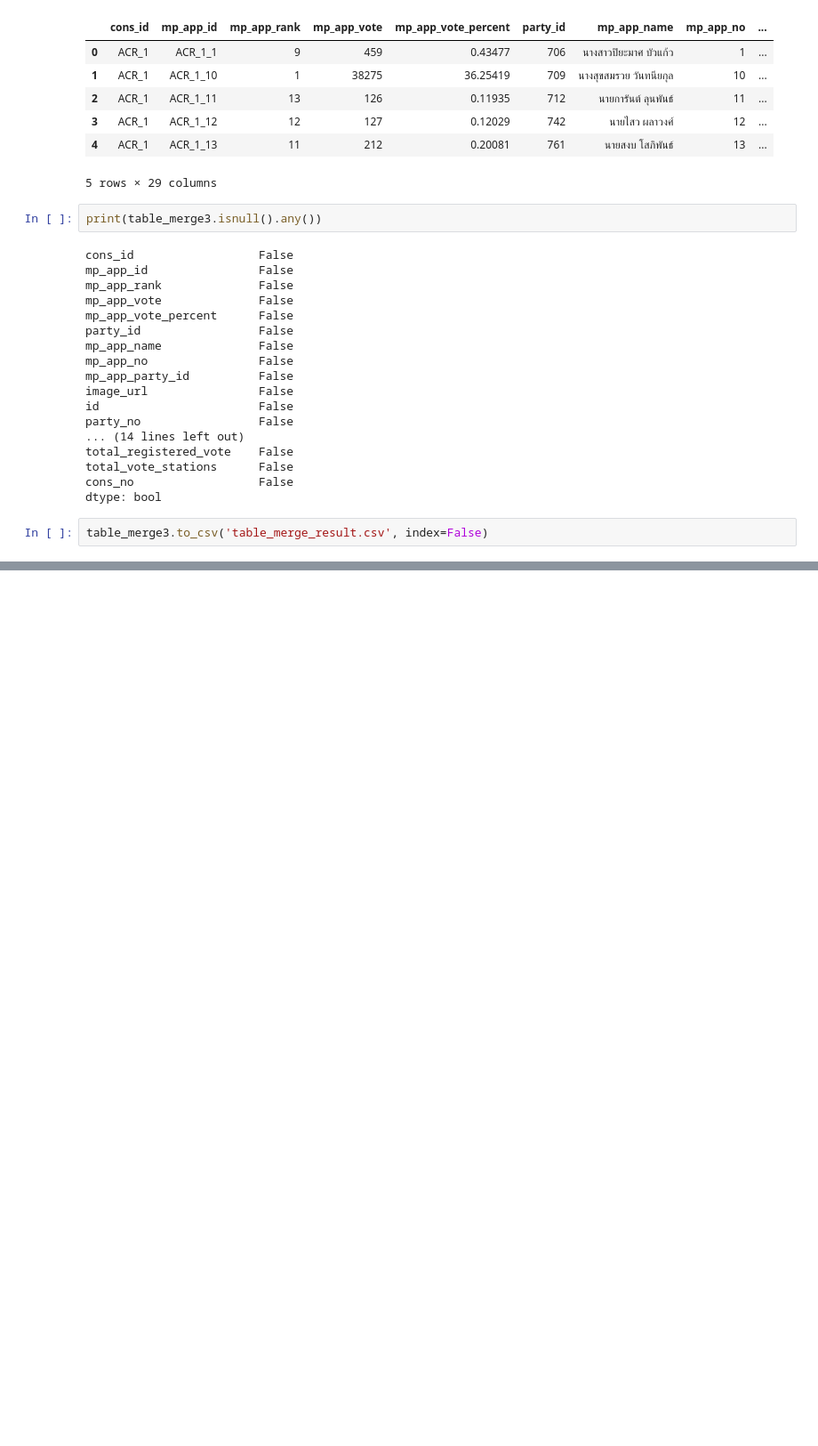
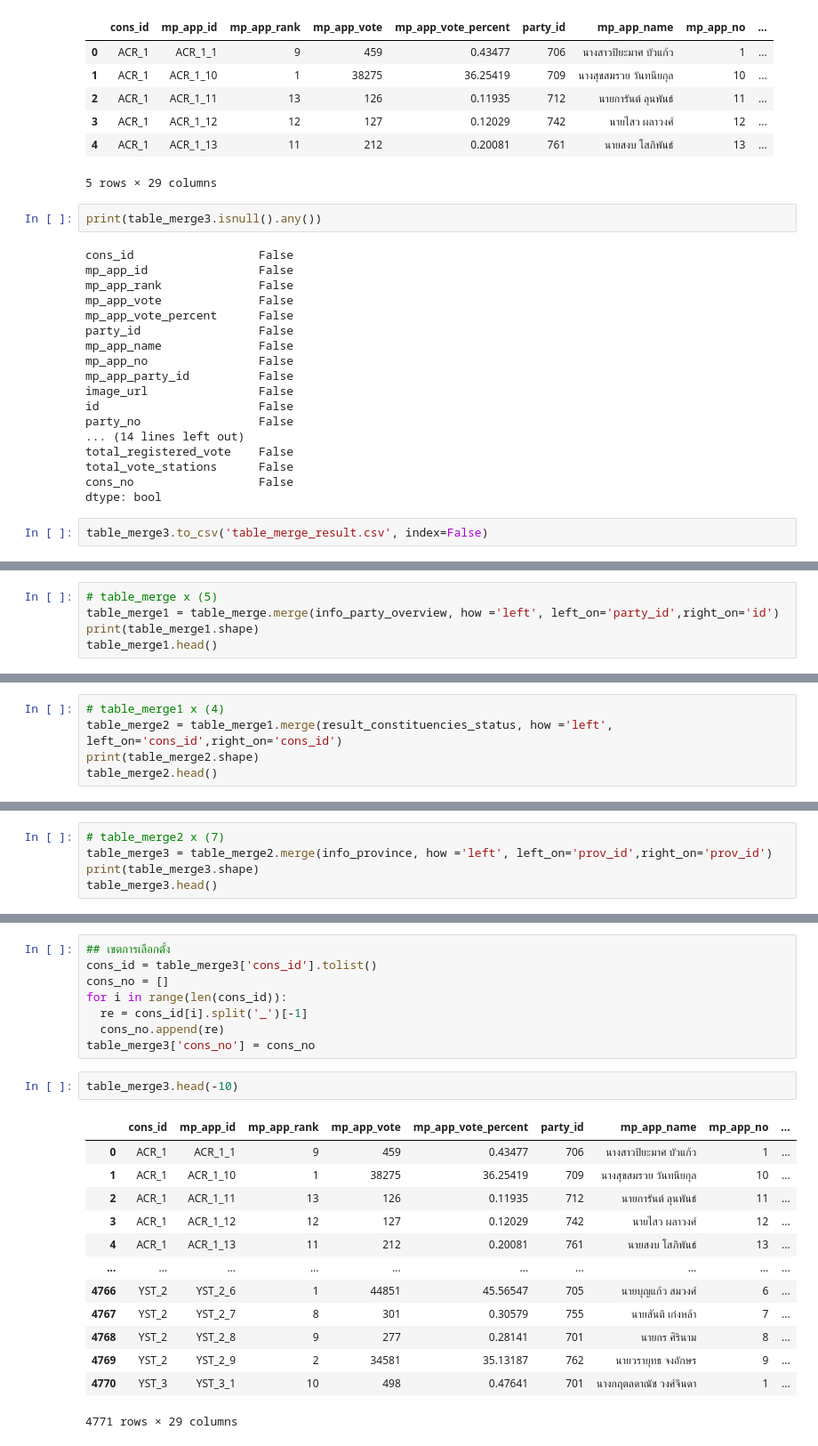
Before and after one commit to Thewaiii/python_dataviz2023, a Jupyter notebook: Untitled1.ipynb, the cells around one changed output, grey strips where cells are left out. Shown at 89% size. Drawn from its saved outputs; the diff is of its cells as text; blank space fills up the shorter version.

```diff
--- a/Untitled1.ipynb
+++ b/Untitled1.ipynb
@@ -286,0 +499,5 @@ table_merge3.to_csv('table_merge_result.csv', index=False)
+# %%
+# table_merge x (5)
+table_merge1 = table_merge.merge(info_party_overview, how ='left', left_on='party_id',right_on='id')
+print(table_merge1.shape)
+table_merge1.head()
@@ -286,0 +512,5 @@ table_merge3.to_csv('table_merge_result.csv', index=False)
+# %%
+# table_merge1 x (4)
+table_merge2 = table_merge1.merge(result_constituencies_status, how ='left', left_on='cons_id',right_on='cons_id')
+print(table_merge2.shape)
+table_merge2.head()
@@ -286,0 +526,5 @@ table_merge3.to_csv('table_merge_result.csv', index=False)
+# %%
+# table_merge2 x (7)
+table_merge3 = table_merge2.merge(info_province, how ='left', left_on='prov_id',right_on='prov_id')
+print(table_merge3.shape)
+table_merge3.head()
@@ -286,0 +540,24 @@ table_merge3.to_csv('table_merge_result.csv', index=False)
+# %%
+## เขตการเลือกตั้ง
+cons_id = table_merge3['cons_id'].tolist()
+cons_no = []
+for i in range(len(cons_id)):
+  re = cons_id[i].split('_')[-1]
+  cons_no.append(re)
+table_merge3['cons_no'] = cons_no
+# %%
+table_merge3.head(-10)
+# %% [output]
+|  | cons_id | mp_app_id | mp_app_rank | mp_app_vote | mp_app_vote_percent | party_id | mp_app_name | mp_app_no | ... |
+| 0 | ACR_1 | ACR_1_1 | 9 | 459 | 0.43477 | 706 | นางสาวปิยะมาศ บัวแก้ว | 1 | ... |
+| 1 | ACR_1 | ACR_1_10 | 1 | 38275 | 36.25419 | 709 | นางสุขสมรวย วันทนียกุล | 10 | ... |
+| 2 | ACR_1 | ACR_1_11 | 13 | 126 | 0.11935 | 712 | นายการันต์ ลุนพันธ์ | 11 | ... |
+| 3 | ACR_1 | ACR_1_12 | 12 | 127 | 0.12029 | 742 | นายไสว ผลาวงศ์ | 12 | ... |
+| 4 | ACR_1 | ACR_1_13 | 11 | 212 | 0.20081 | 761 | นายสงบ โสภิพันธ์ | 13 | ... |
+| ... | ... | ... | ... | ... | ... | ... | ... | ... | ... |
+| 4766 | YST_2 | YST_2_6 | 1 | 44851 | 45.56547 | 705 | นายบุญแก้ว สมวงศ์ | 6 | ... |
+| 4767 | YST_2 | YST_2_7 | 8 | 301 | 0.30579 | 755 | นายสันติ เก่งหล้า | 7 | ... |
+| 4768 | YST_2 | YST_2_8 | 9 | 277 | 0.28141 | 701 | นายกร ศิรินาม | 8 | ... |
+| 4769 | YST_2 | YST_2_9 | 2 | 34581 | 35.13187 | 762 | นายวรายุทธ จงอักษร | 9 | ... |
+| 4770 | YST_3 | YST_3_1 | 10 | 498 | 0.47641 | 701 | นางกฤตลดาณัช วงศ์จินดา | 1 | ... |
+4771 rows × 29 columns
```
Also changed, not shown: parts of 32 cells of this notebook.
